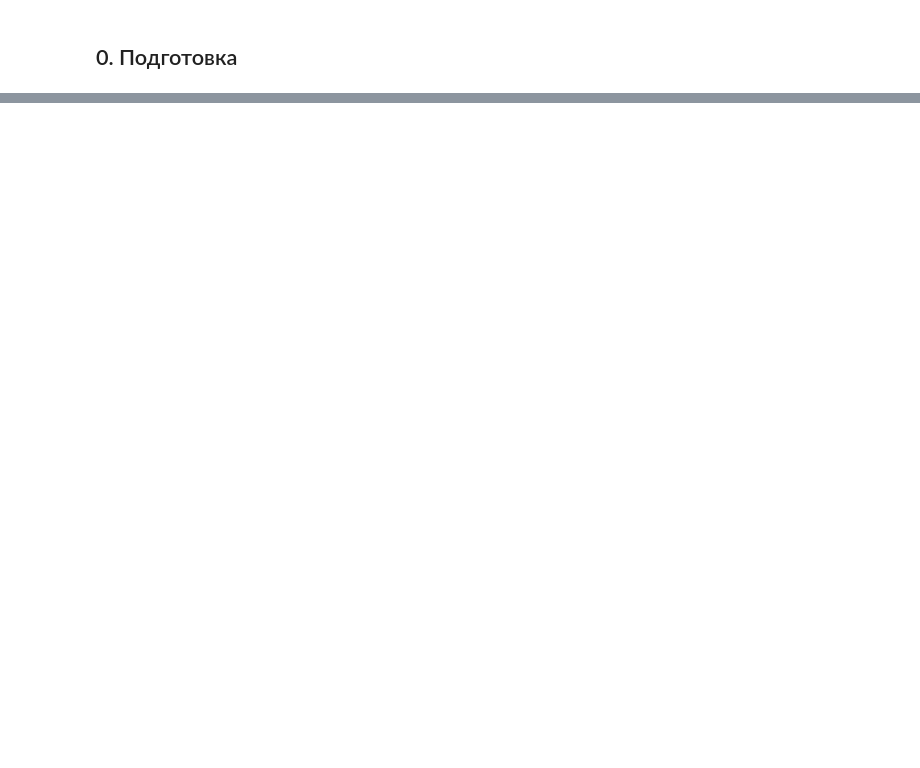
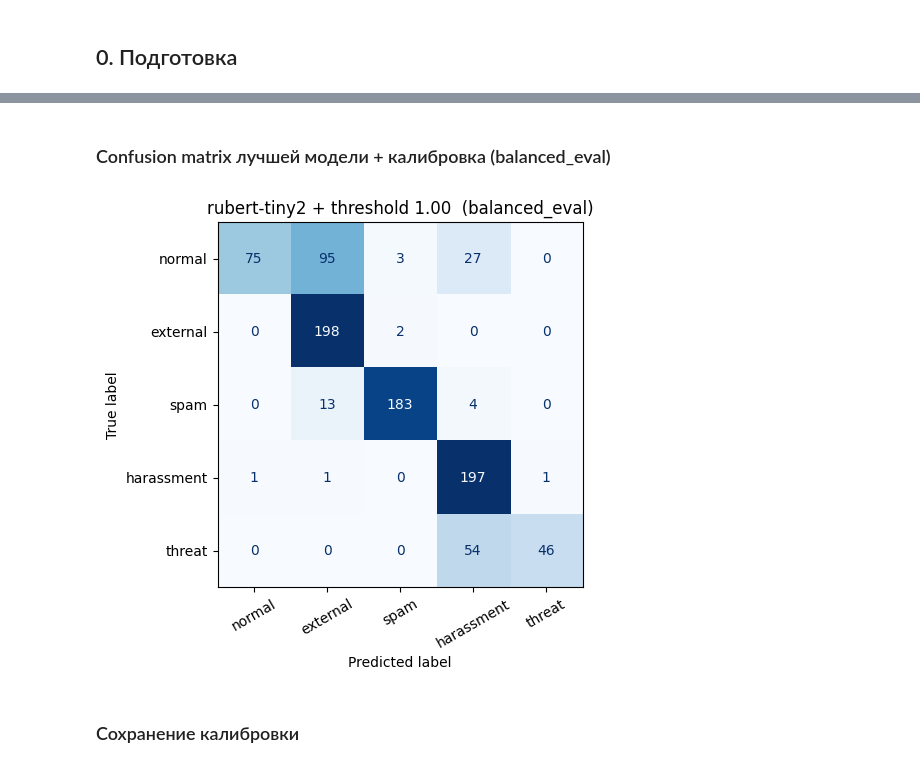
Before and after one commit to uncommonsered/aaa-message-classification, a Jupyter notebook: Desktop/Итоговый проект/07_advanced_training.ipynb, the cells around one changed output, grey strips where cells are left out. Drawn from its saved outputs; the diff is of its cells as text; code cells hidden in the pictures; blank space fills up the shorter version.

```diff
--- a/Desktop/Итоговый проект/07_advanced_training.ipynb
+++ b/Desktop/Итоговый проект/07_advanced_training.ipynb
@@ -371,0 +400,12 @@ print(f"Сохранено: {SAVE_DIR}/ + calibration.json")
+# %%
+# Выбор порога: максимум recall токсичных при P-normal >= 0.95
+ok = sweep[sweep["normal_P"] >= 0.95]
+if len(ok) == 0:
+    print("На val нет порога с P-normal >= 0.95, оставляем argmax")
+    best_thr = 0.5
+else:
+    best_row = ok.sort_values("toxic_recall_mean", ascending=False).iloc[0]
+    best_thr = float(best_row["thr"])
+    print(f"Выбранный порог P(normal) = {best_thr:.3f}")
+    print(f"  на val: P-normal={best_row['normal_P']:.3f}, R-normal={best_row['normal_R']:.3f}, "
+          f"R-toxic={best_row['toxic_recall_mean']:.3f}, macro-F1={best_row['macro_f1']:.3f}")
@@ -371,0 +452,14 @@ print(f"Сохранено: {SAVE_DIR}/ + calibration.json")
+# %% [markdown]
+### Confusion matrix лучшей модели + калибровка (balanced_eval)
+# %%
+y_beval = balanced_eval["y"].values
+pred_cal = apply_threshold(p_beval, best_thr)
+cm = confusion_matrix(y_beval, pred_cal, labels=range(len(CLASSES)))
+fig, ax = plt.subplots(figsize=(6, 5))
+ConfusionMatrixDisplay(cm, display_labels=CLASSES).plot(ax=ax, cmap="Blues", colorbar=False)
+ax.set_title(f"{best_model_key} + threshold {best_thr:.2f}  (balanced_eval)")
+plt.xticks(rotation=30); plt.tight_layout(); plt.show()
+# %% [output]
+[figure, added]
+# %% [markdown]
+### Сохранение калибровки
```
Also changed, not shown: parts of 47 cells of this notebook, 3 other files.
